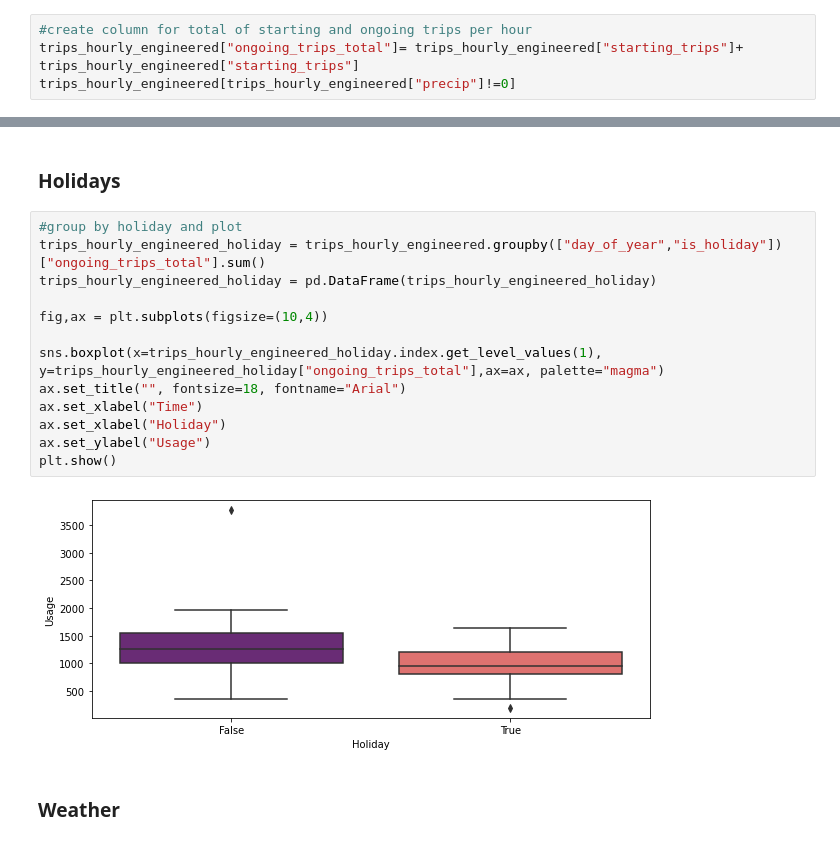
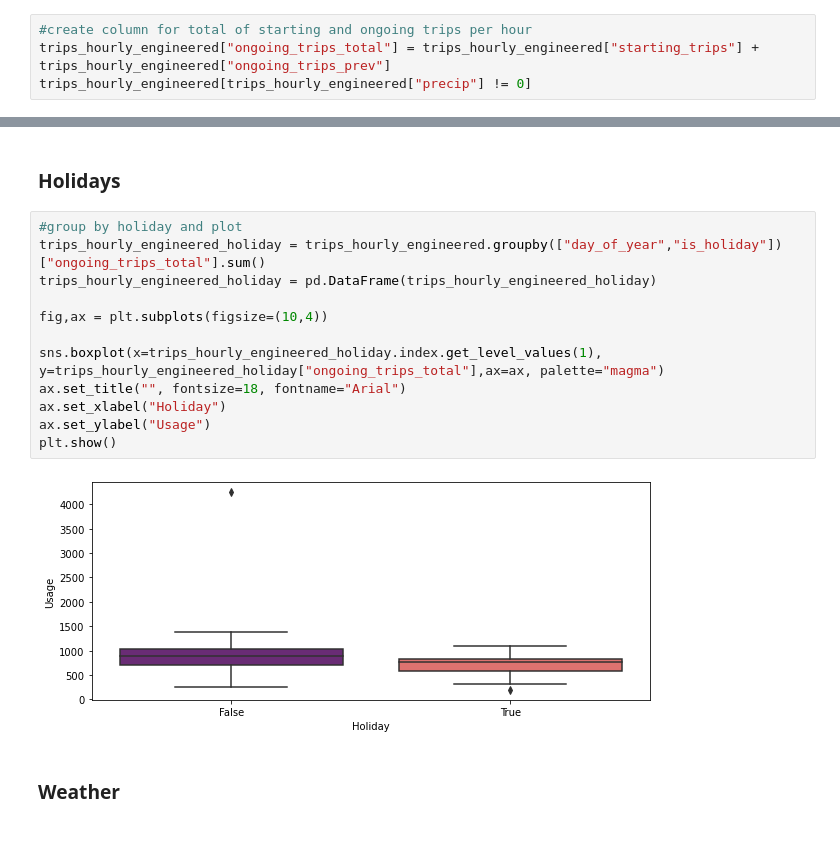
Before and after one commit to katekuian/aa_2021_magma, a Jupyter notebook: 02_descriptive_analytics/01_temporal_demand_patterns_and_seasonality.ipynb, the cells around one changed output, grey strips where cells are left out. Cells and saved outputs as stored; diff of their text form.

```diff
--- a/02_descriptive_analytics/01_temporal_demand_patterns_and_seasonality.ipynb
+++ b/02_descriptive_analytics/01_temporal_demand_patterns_and_seasonality.ipynb
@@ -11,8 +11,8 @@ trips_hourly_engineered = pd.read_pickle('../00_data/trips_hourly_engineered.pkl
 ### Weekday
 # %%
 #create column for total of starting and ongoing trips per hour
-trips_hourly_engineered["ongoing_trips_total"]= trips_hourly_engineered["starting_trips"]+ trips_hourly_engineered["starting_trips"]
-trips_hourly_engineered[trips_hourly_engineered["precip"]!=0]
+trips_hourly_engineered["ongoing_trips_total"] = trips_hourly_engineered["starting_trips"] + trips_hourly_engineered["ongoing_trips_prev"]
+trips_hourly_engineered[trips_hourly_engineered["precip"] != 0]
 # %% [output]
 |  | starting_trips | ongoing_trips_prev | in_service_bikes_rolling | available_bikes | max_temp | min_temp | ... |
 | index |  |  |  |  |  |  | ... |
@@ -82,18 +95,17 @@ plt.show()
 # %%
 #group by holiday and plot
 trips_hourly_engineered_holiday = trips_hourly_engineered.groupby(["day_of_year","is_holiday"])["ongoing_trips_total"].sum()
 trips_hourly_engineered_holiday = pd.DataFrame(trips_hourly_engineered_holiday)
 
 fig,ax = plt.subplots(figsize=(10,4))
 
 sns.boxplot(x=trips_hourly_engineered_holiday.index.get_level_values(1), y=trips_hourly_engineered_holiday["ongoing_trips_total"],ax=ax, palette="magma")
 ax.set_title("", fontsize=18, fontname="Arial")
-ax.set_xlabel("Time")
 ax.set_xlabel("Holiday")
 ax.set_ylabel("Usage")
 plt.show()
 # %% [output]
-[figure, old version]
+[figure, new version]
 # %% [markdown]
 ### Weather
 # %%
```
Also changed, not shown: parts of 5 cells of this notebook.
